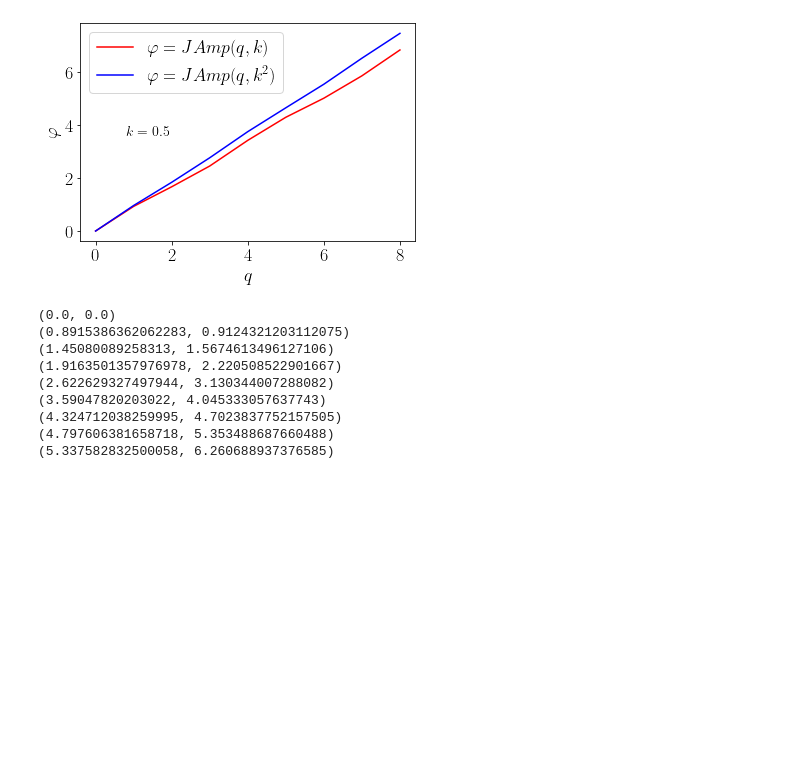
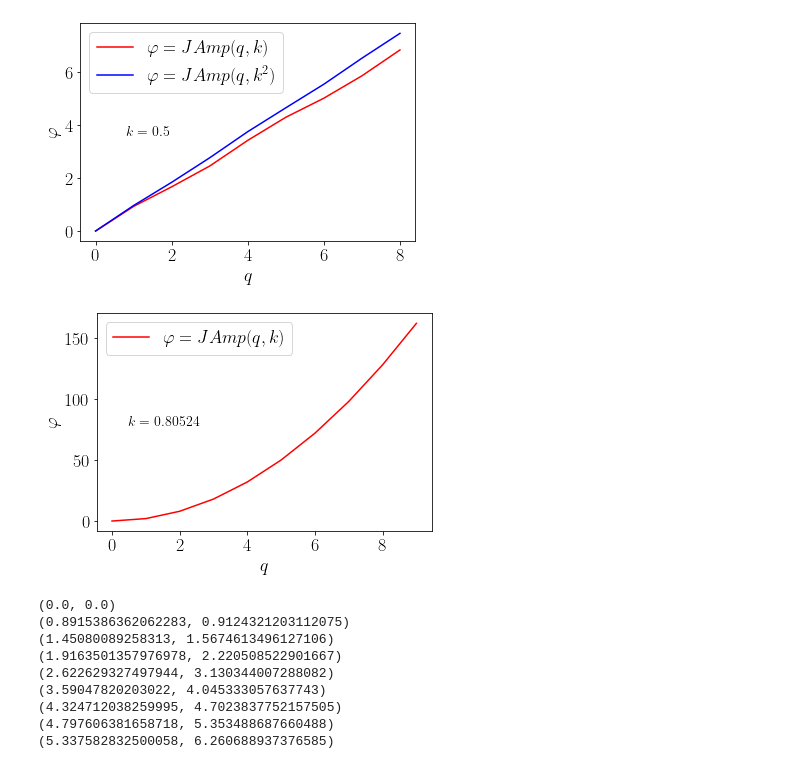
Before and after one commit to basavyr/EllipticFunctions, a Jupyter notebook: src/chiralPotential.ipynb, the cells around one changed output. Cells and saved outputs as stored; diff of their text form; code cells hidden in the pictures; blank space fills up the shorter version.

Commit message:
adds minor adjustments to jacobi amplitudes

```diff
--- a/src/chiralPotential.ipynb
+++ b/src/chiralPotential.ipynb
@@ -110,6 +110,31 @@ plt.savefig('jacobiAmpl.pdf',bbox_inches='tight')
 plt.show()
 # %% [output]
 [figure]
+# %%
+xData=[]
+yData=[]
+for index in range(10):
+    xData.append(index);
+    value=2*index*index
+    yData.append(value);
+# %%
+# plt.rcParams["font.family"] = "Times New Roman"
+plt.rcParams.update({'font.size': 18})
+## for Palatino and other serif fonts use:
+plt.rc('font',**{'family':'serif','serif':['Times New Roman']})
+rc('text', usetex=True)
+plt.rc('xtick', labelsize=18)
+plt.rc('ytick', labelsize=18)
+fig, ax=plt.subplots()
+ax.plot(xData,yData,'r-',label='$\\varphi=JAmp(q,k)$')
+plt.xlabel('$q$')
+plt.ylabel('$\\varphi$')
+ax.text(0.2, 0.5, '$k=0.80524$', horizontalalignment='center',verticalalignment='center', transform=ax.transAxes,fontsize=14)
+plt.legend(loc='best')
+plt.savefig('jacobiAmpl_customk.pdf',bbox_inches='tight')
+plt.show()
+# %% [output]
+[figure, added]
 # %%
 qArray=[]
 kArray=[]
```
Also changed, not shown: parts of 8 cells of this notebook, 2 other files.
